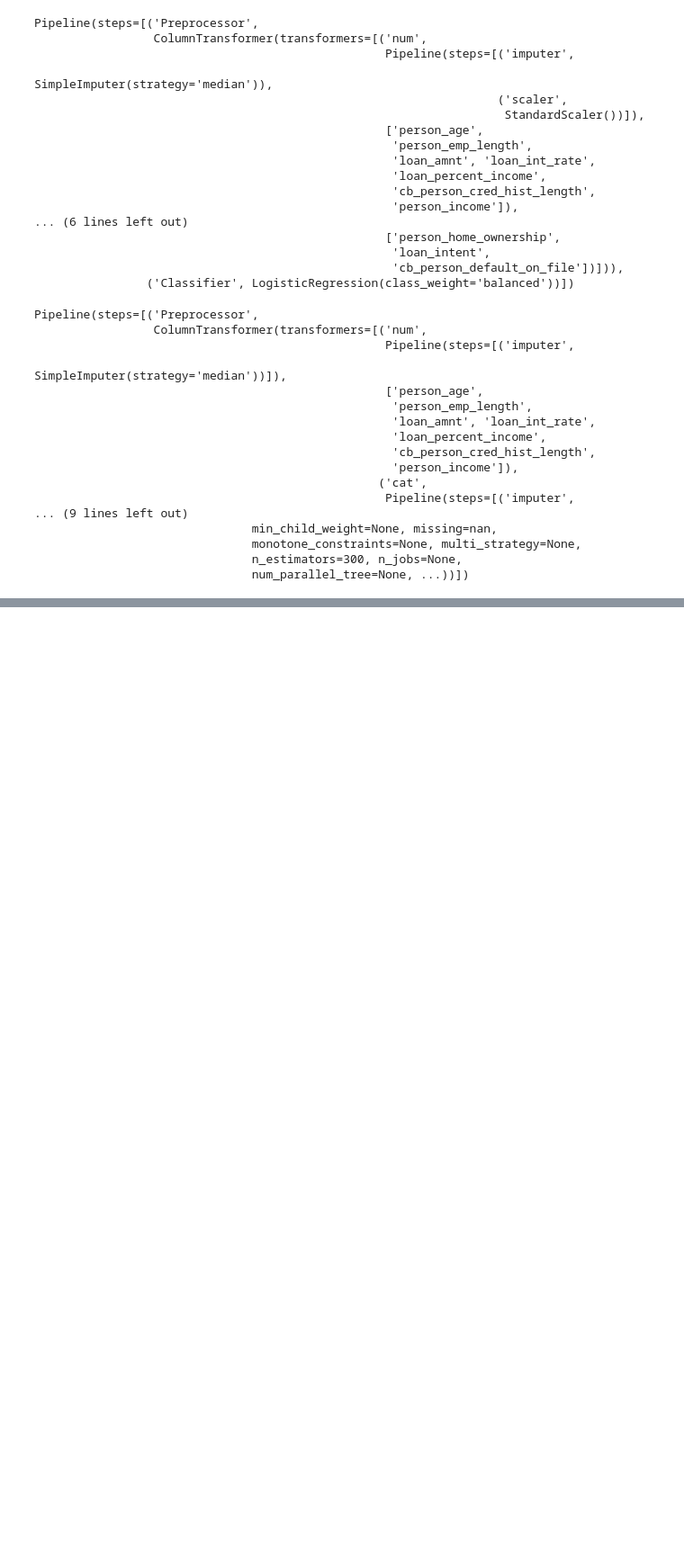
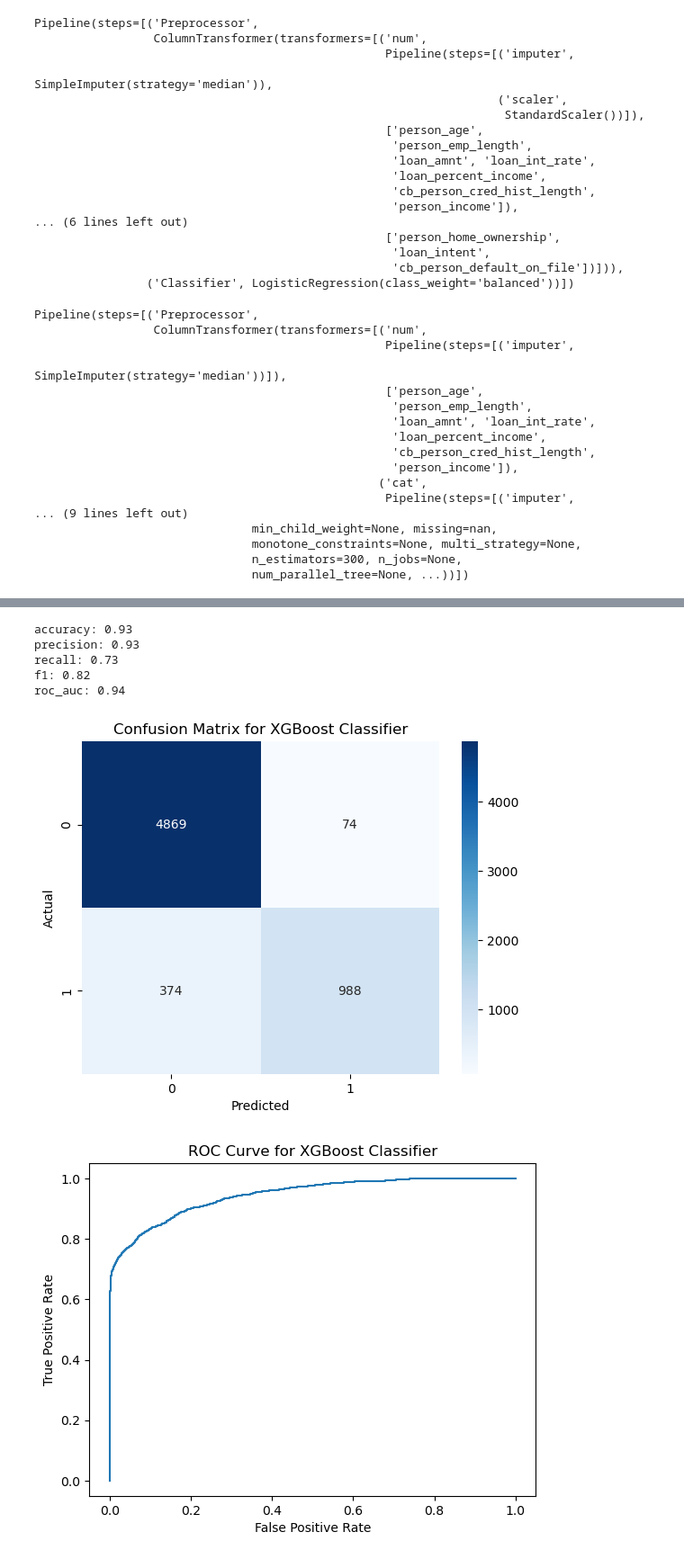
Before and after one commit to Maanit5117/Credit-Risk-Analyzer, a Jupyter notebook: Credit_Risk.ipynb, the cells around one changed output, grey strips where cells are left out. Shown at 90% size. Drawn from its saved outputs; the diff is of its cells as text; code cells hidden in the pictures; blank space fills up the shorter version.

```diff
--- a/Credit_Risk.ipynb
+++ b/Credit_Risk.ipynb
@@ -291,0 +389,23 @@ Pipeline(steps=[('Preprocessor',
+# %%
+#Get the probability of class 1 from xg boost
+prob = xg_model.predict_proba(X_test)[0:,1]
+
+# For each threshold calculate precision and recall
+precision, recall, thresholds = precision_recall_curve(Y_test, prob)
+
+# Calculate F1 score for each threshold
+f1_scores = 2 * (precision * recall) / (precision + recall)
+
+#Get the threshold that produces the best F1 score
+best_threshold = thresholds[np.argmax(f1_scores)]
+
+#Evaluate the xg boost model using that f1 score
+evaluate_model('XGBoost Classifier', xg_model, X_test, Y_test, threshold=best_threshold)
+# %% [output]
+accuracy: 0.93
+precision: 0.93
+recall: 0.73
+f1: 0.82
+roc_auc: 0.94
+[figure, added]
+[figure, added]
```
Also changed, not shown: parts of 19 cells of this notebook, 1 other file.
